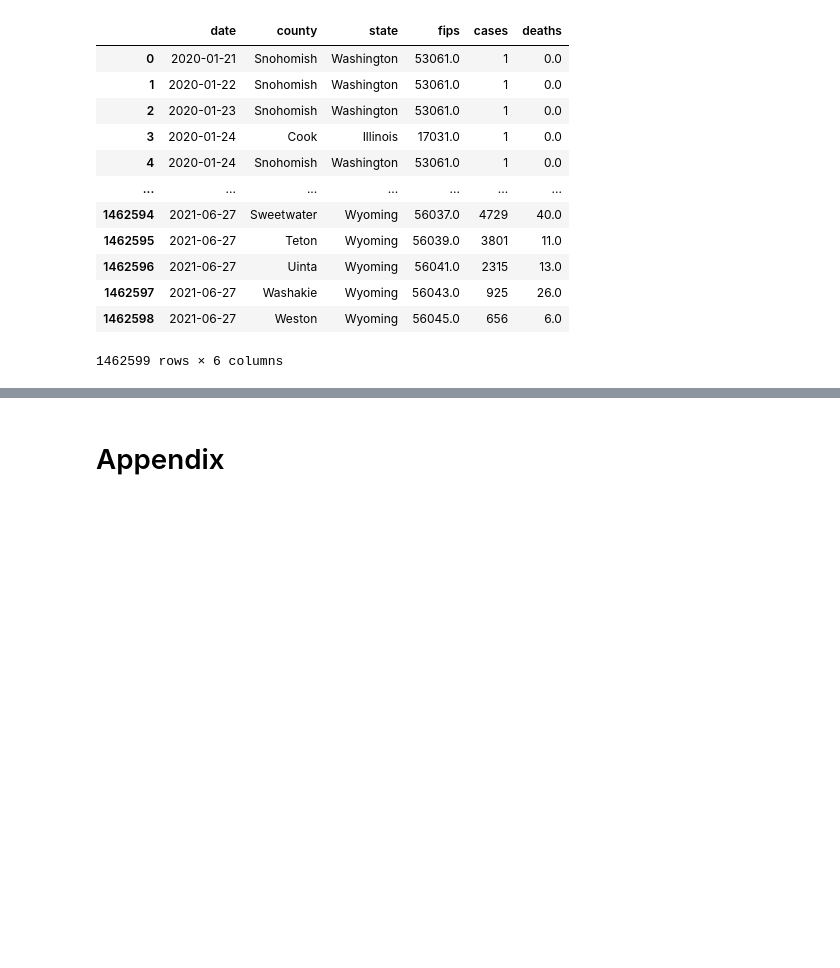
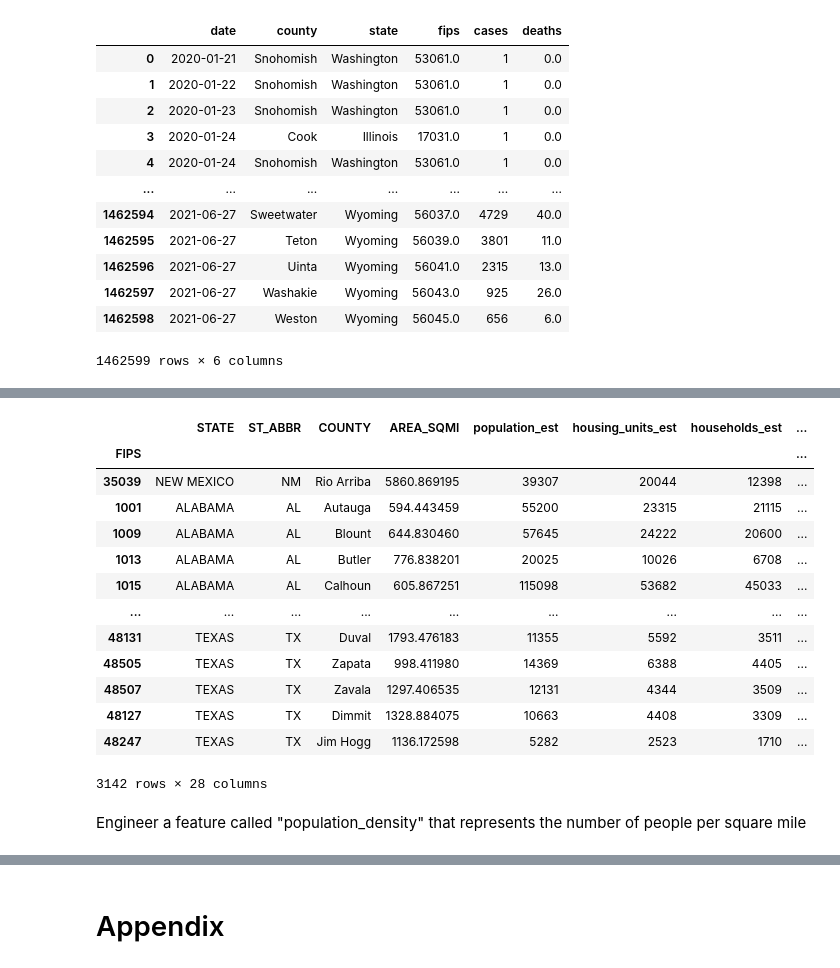
Before and after one commit to kcoop610/capstone-pandemic-us-health-inequities, a Jupyter notebook: report.ipynb, the cells around one changed output, grey strips where cells are left out. Saved outputs shown, nothing was run; the diff lists cells and outputs as text; code cells hidden in the pictures; blank space fills up the shorter version.

```diff
--- a/report.ipynb
+++ b/report.ipynb
@@ -40,7 +43,7 @@ css_styling()
 # %%
 #import standard packages
 import pandas as pd
-pd.set_option('display.max_columns', 0)
+pd.set_option('display.max_columns', None)
 import numpy as np
 
 #import viz packages
@@ -150,0 +234,3 @@ county_health_rankings.head()
+# %%
+# set fips code as index
+svi.set_index('FIPS', inplace=True)
@@ -150,0 +304,23 @@ county_health_rankings.head()
+# %%
+svi.drop(columns=svi_drops, inplace=True)
+# %%
+svi.rename(axis=1, mapper=svi_mapper, inplace=True)
+# %%
+svi
+# %% [output]
+|  | STATE | ST_ABBR | COUNTY | AREA_SQMI | population_est | housing_units_est | households_est | ... |
+| FIPS |  |  |  |  |  |  |  | ... |
+| 35039 | NEW MEXICO | NM | Rio Arriba | 5860.869195 | 39307 | 20044 | 12398 | ... |
+| 1001 | ALABAMA | AL | Autauga | 594.443459 | 55200 | 23315 | 21115 | ... |
+| 1009 | ALABAMA | AL | Blount | 644.830460 | 57645 | 24222 | 20600 | ... |
+| 1013 | ALABAMA | AL | Butler | 776.838201 | 20025 | 10026 | 6708 | ... |
+| 1015 | ALABAMA | AL | Calhoun | 605.867251 | 115098 | 53682 | 45033 | ... |
+| ... | ... | ... | ... | ... | ... | ... | ... | ... |
+| 48131 | TEXAS | TX | Duval | 1793.476183 | 11355 | 5592 | 3511 | ... |
+| 48505 | TEXAS | TX | Zapata | 998.411980 | 14369 | 6388 | 4405 | ... |
+| 48507 | TEXAS | TX | Zavala | 1297.406535 | 12131 | 4344 | 3509 | ... |
+| 48127 | TEXAS | TX | Dimmit | 1328.884075 | 10663 | 4408 | 3309 | ... |
+| 48247 | TEXAS | TX | Jim Hogg | 1136.172598 | 5282 | 2523 | 1710 | ... |
+3142 rows × 28 columns
+# %% [markdown]
+Engineer a feature called "population_density" that represents the number of people per square mile
```
Also changed, not shown: parts of 31 cells of this notebook, 7 other files.
